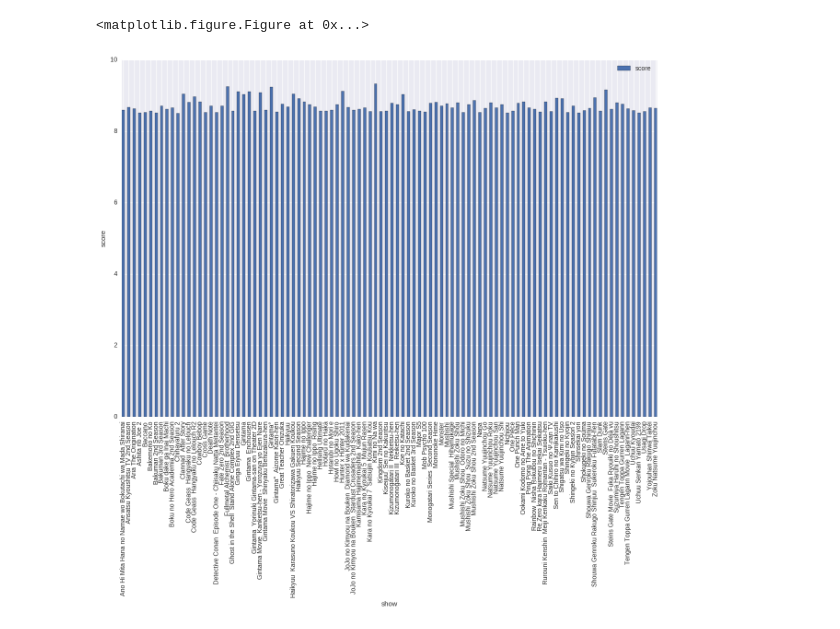
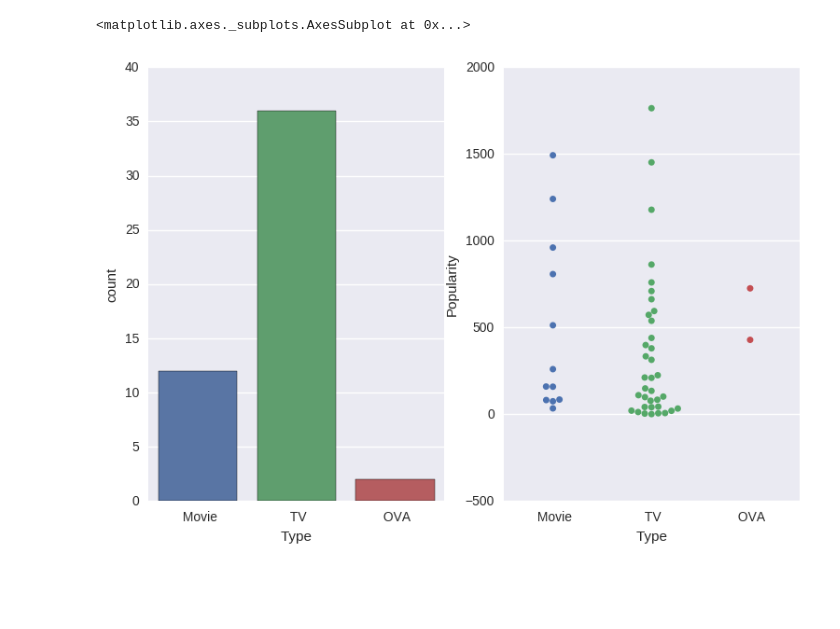
Before and after one commit to CalebWelch/anime_scores, a Jupyter notebook: Untitled.ipynb, the cells around one changed output. Saved outputs shown, nothing was run; the diff lists cells and outputs as text; code cells hidden in the pictures; blank space fills up the shorter version.

```diff
--- a/Untitled.ipynb
+++ b/Untitled.ipynb
@@ -107,9 +8,12 @@ ax.set_ylabel('Average Score')
-# %%
-fig.autofmt_xdate()
-plt.figure(figsize=(20,10))
-df.score = [float(x) for x in df.score]
-ax = df.plot(x='show',y='score',kind='bar', figsize=(15,10))
-ax.set_ylabel('score')
-# %% [output]
-<matplotlib.figure.Figure at 0x...>
-[figure, removed]
+# %%
+df = pd.read_csv('file_name')
+# %%
+del df[df.columns[0]]
+df.Score = [float(x.split(' ')[1]) for x in df.Score]
+# %%
+fig, axs = plt.subplots(ncols=2,figsize=(9,6))
+sb.countplot(x=df.Type, data = df,ax=axs[0])
+sb.swarmplot(x=df.Type,y=df.Popularity, ax=axs[1])
+# %% [output]
+<matplotlib.axes._subplots.AxesSubplot at 0x...>
+[figure, added]
```
Also changed, not shown: parts of 18 cells of this notebook, 2 other files.
